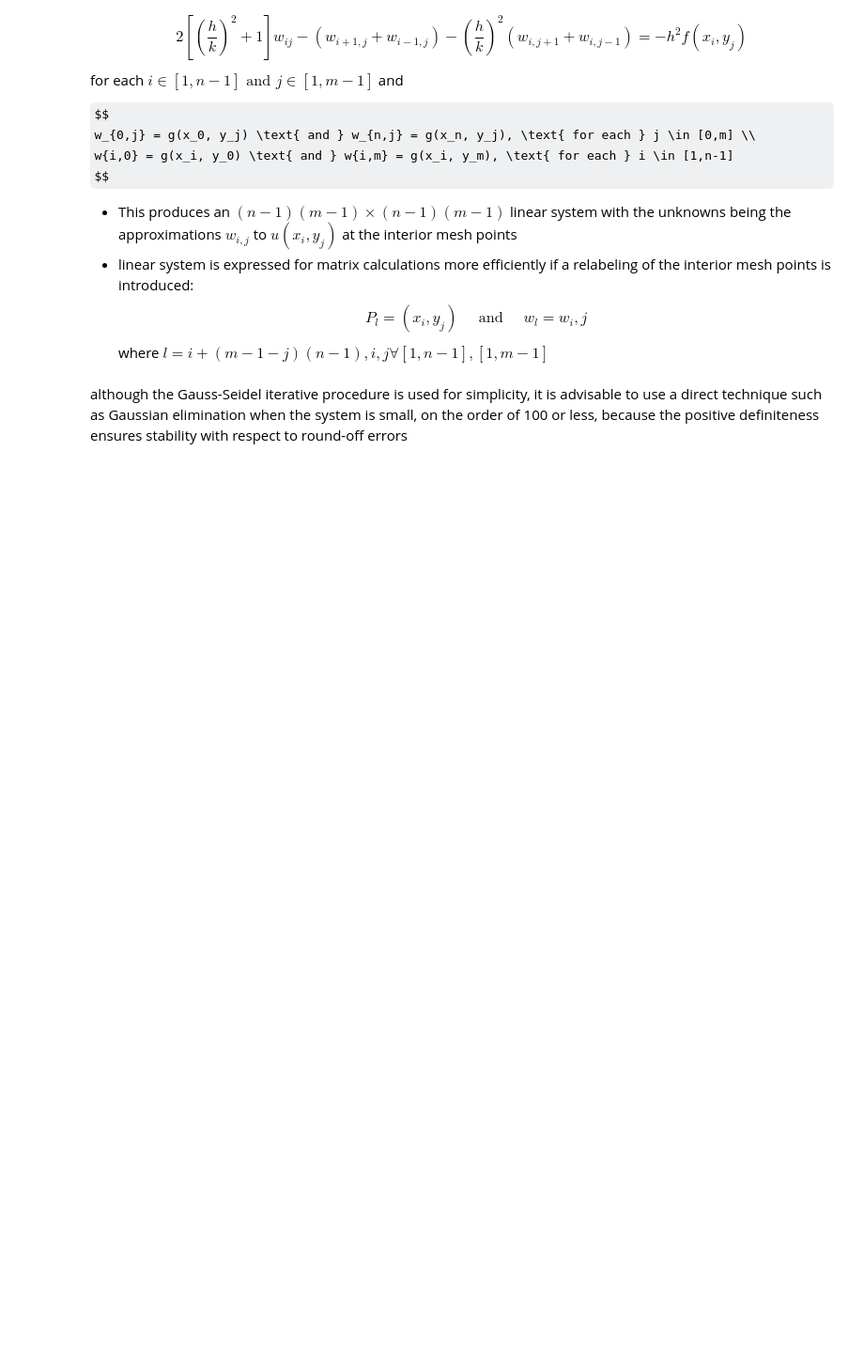
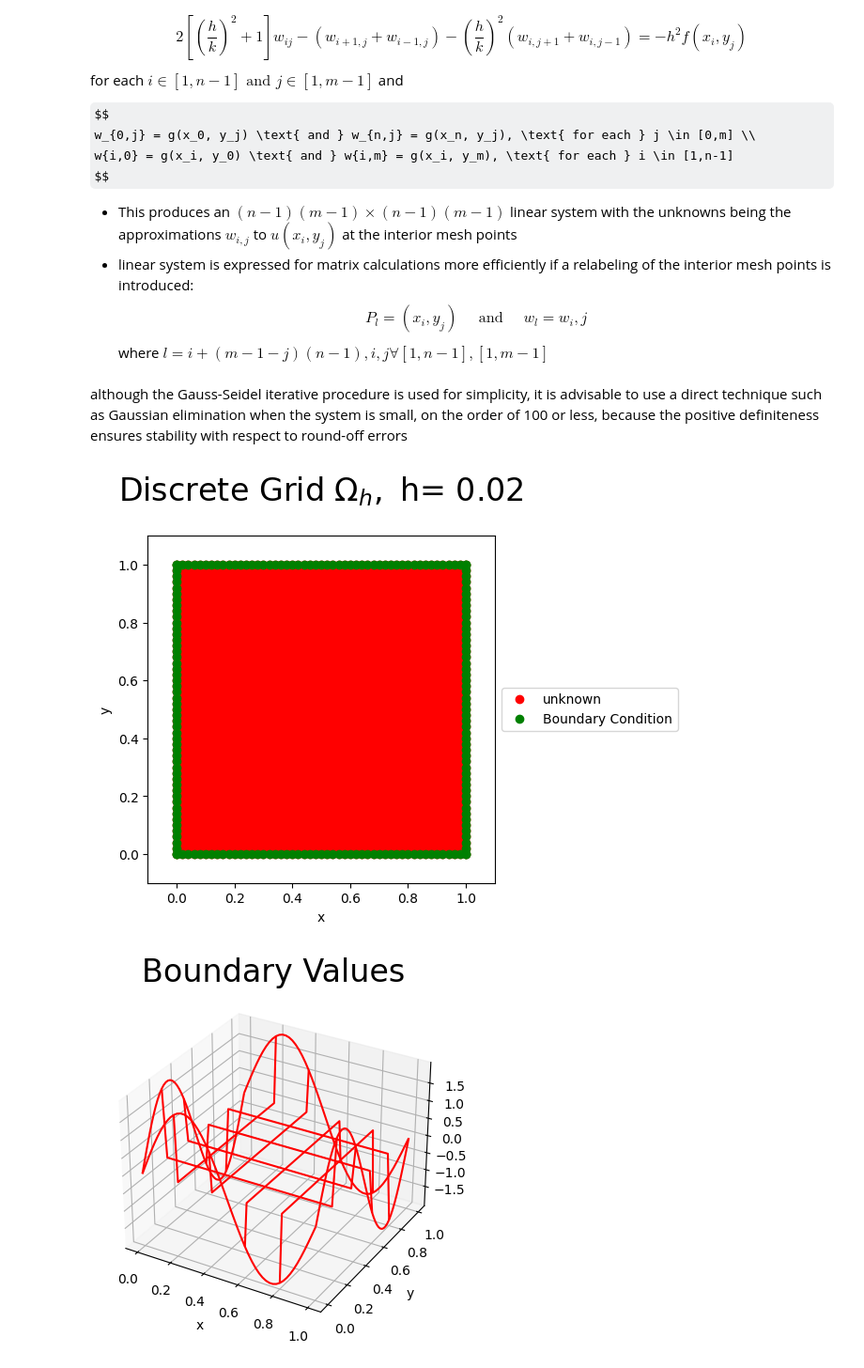
Before and after one commit to AshifulBhuiyan/NumericalAnalysis, a Jupyter notebook: Numerical_Analysis Ch12.ipynb, the cells around one changed output. Shown at 94% size. Drawn from its saved outputs; the diff is of its cells as text; code cells hidden in the pictures; some formulas as TeX source; blank space fills up the shorter version.

```diff
--- a/Numerical_Analysis Ch12.ipynb
+++ b/Numerical_Analysis Ch12.ipynb
@@ -145,0 +264,5 @@ def g(x,y):
+# %%
+boundary(50)
+# %% [output]
+[figure, added]
+[figure, added]
```
Also changed, not shown: parts of 10 cells of this notebook.
